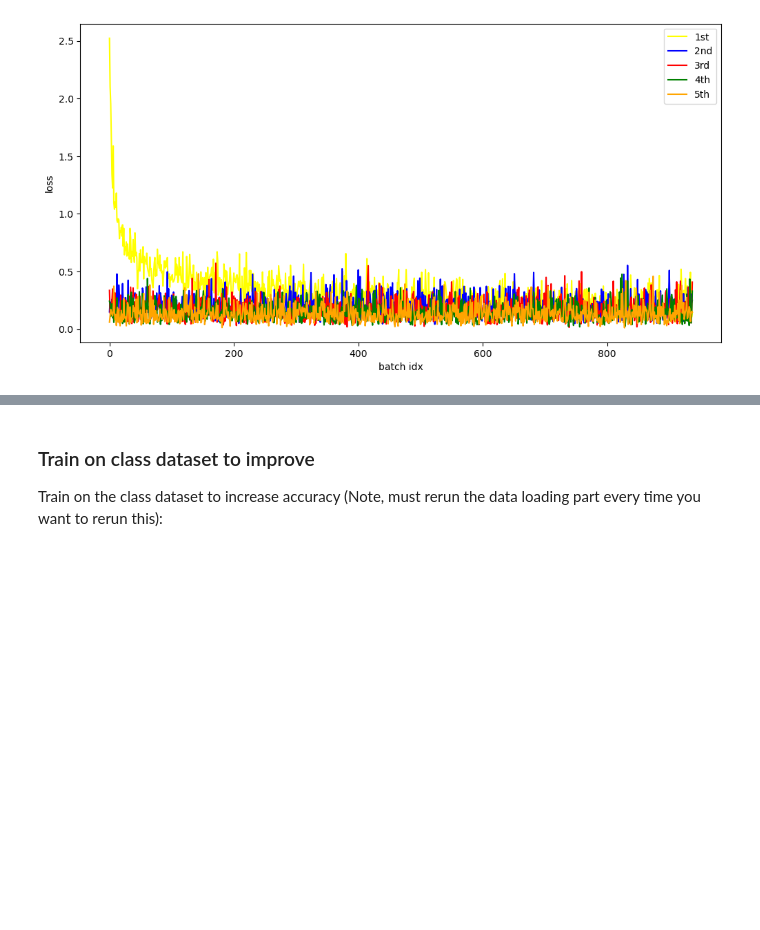
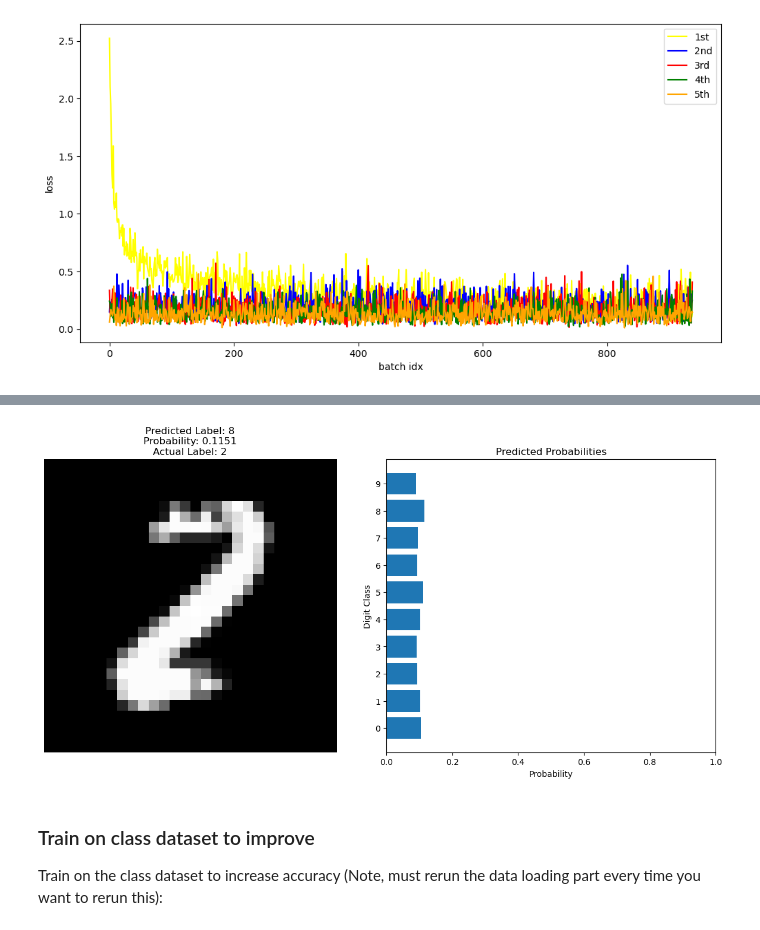
Before and after one commit to akleinecke/580_FinalProject_Fall24, a Jupyter notebook: Group 5 Final Project.ipynb, the cells around one changed output, grey strips where cells are left out. Saved outputs shown, nothing was run; the diff lists cells and outputs as text; code cells hidden in the pictures; blank space fills up the shorter version.

```diff
--- a/Group 5 Final Project.ipynb
+++ b/Group 5 Final Project.ipynb
@@ -575,3 +551,69 @@ plt.show()
+# %%
+model.eval()
+
+# Using the numpy arrays fromn the previous block,
+# Convert the images and labels into tensors
+if isinstance(images, torch.Tensor):
+    images_tensor = images.clone().detach().float()
+else:
+    images_tensor = torch.tensor(images, dtype=torch.float32)
+
+if isinstance(labels, torch.Tensor):
+    labels_tensor = labels.clone().detach().long()
+else:
+    labels_tensor = torch.tensor(labels, dtype=torch.long)
+
+
+# Create a dataset
+dataset = TensorDataset(images_tensor, labels_tensor)
+
+# Create the dataloader
+testLoader = DataLoader(dataset, batch_size=64, shuffle=True)
+
+
+# we are just using an image from trainloader, in the future we'll use frorm testloader
+images, labels = next(iter(testLoader))
+
+img_idx = min(33, len(images) - 1)  # Use a valid index
+img = images[img_idx].view(1, 784)  # Clamp the array within our index
+
+# Turn off gradients to speed up this part
+with torch.no_grad():
+    # the block of code with gradient turned off
+    # here is for detection, so just do the following to compute the forward prediction.
+    logps = model(img)
+
+# Output of the network are log-probabilities, need to take exponential for probabilities
+ps = torch.exp(logps)
+
+# Turn the tensor into a numpy array for visualization
+img = img.view(28, 28).numpy()
+
+# Get the predicted class
+prob, class_idx = ps.topk(1, dim=1)
+label = class_idx.item()
+
+# Plot the image and the probabilities
+fig, (ax1, ax2) = plt.subplots(1, 2, figsize=(12,6))
+
+# Plot image
+ax1.imshow(img, cmap='gray')
+ax1.set_title(f"Predicted Label: {label}\nProbability: {prob.item():.4f}\nActual Label: {labels[img_idx].item()}")
+ax1.axis('off')
+
+# Plot probabilities
+ax2.barh(np.arange(10), ps.squeeze().numpy())
+ax2.set_yticks(np.arange(10))
+ax2.set_yticklabels(np.arange(10))  # Set y-tick labels to digits 0-9
+ax2.set_xlim(0, 1)
+ax2.set_xlabel('Probability')
+ax2.set_ylabel('Digit Class')
+ax2.set_title('Predicted Probabilities')
+
+plt.tight_layout()
+plt.show()
+# %% [output]
+[figure, added]
 # %% [markdown]
 ### Train on class dataset to improve
 Train on the class dataset to increase accuracy
```
Also changed, not shown: parts of 10 cells of this notebook.
